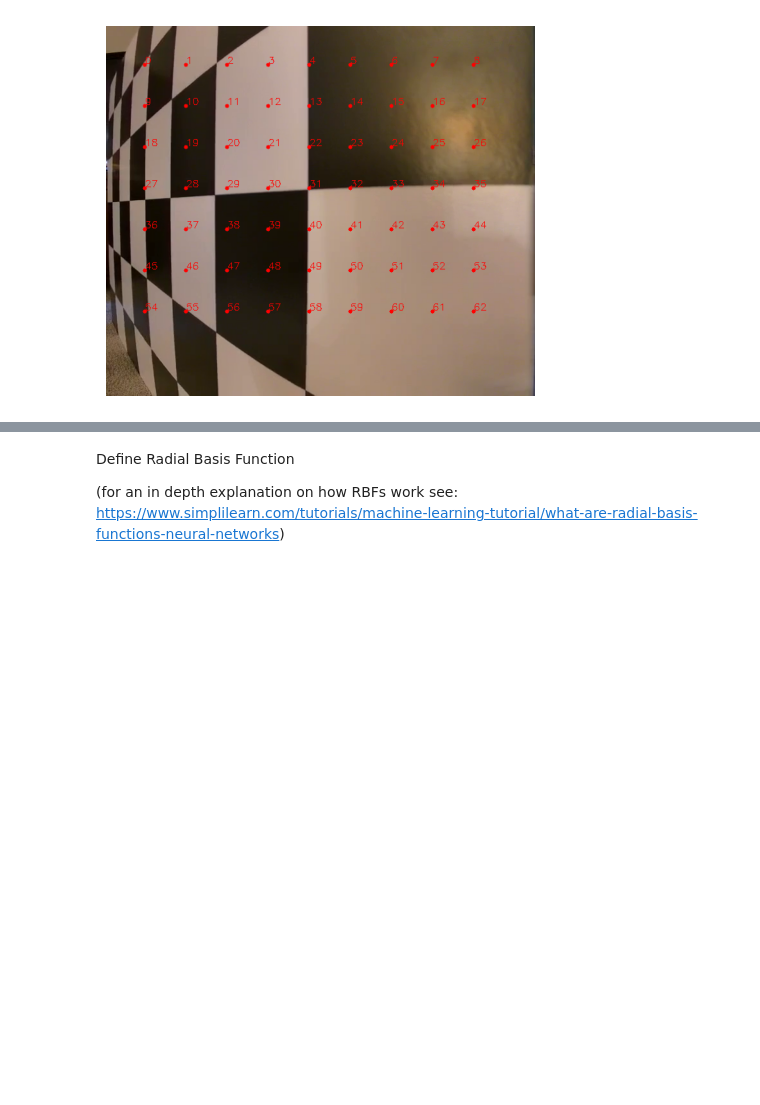
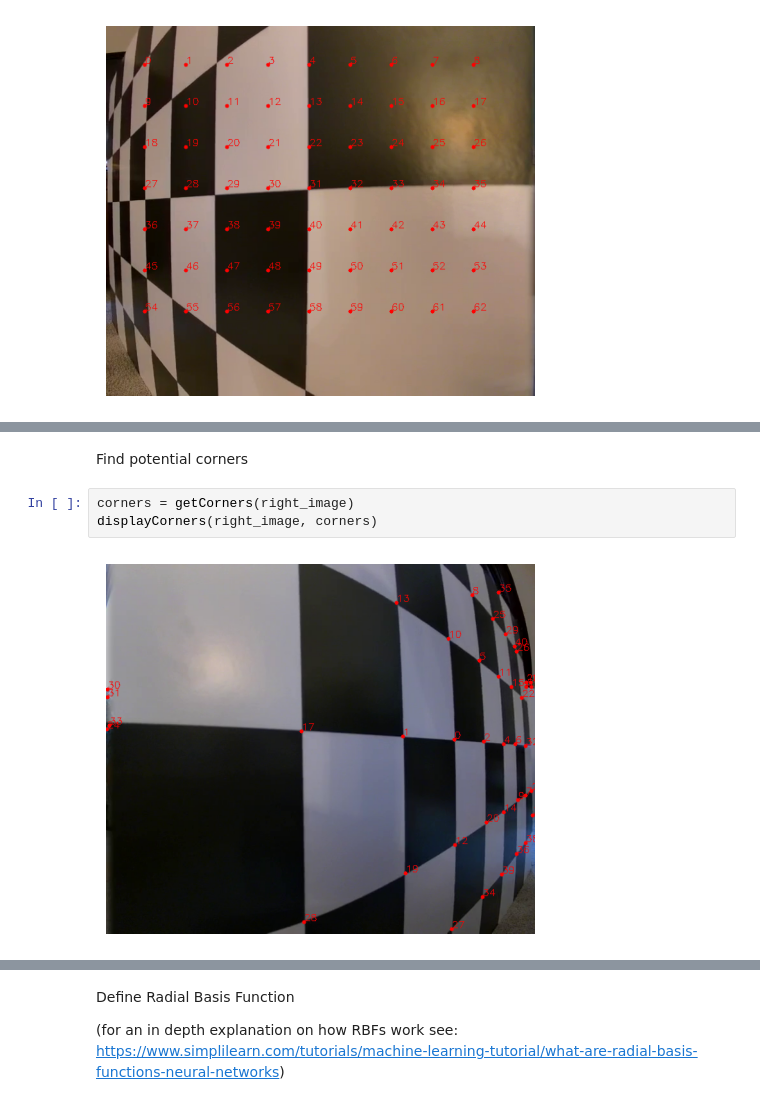
Before and after one commit to AnthonyLandmesser/CameraCalibration, a Jupyter notebook: rbf_calibration.ipynb, the cells around one changed output, grey strips where cells are left out. Saved outputs shown, nothing was run; the diff lists cells and outputs as text; blank space fills up the shorter version.

```diff
--- a/rbf_calibration.ipynb
+++ b/rbf_calibration.ipynb
@@ -204,0 +209,7 @@ displayCorners(left_image, ideal_corners)
+# %% [markdown]
+Find potential corners
+# %%
+corners = getCorners(right_image)
+displayCorners(right_image, corners)
+# %% [output]
+[figure, added]
```
Also changed, not shown: parts of 31 cells of this notebook.
